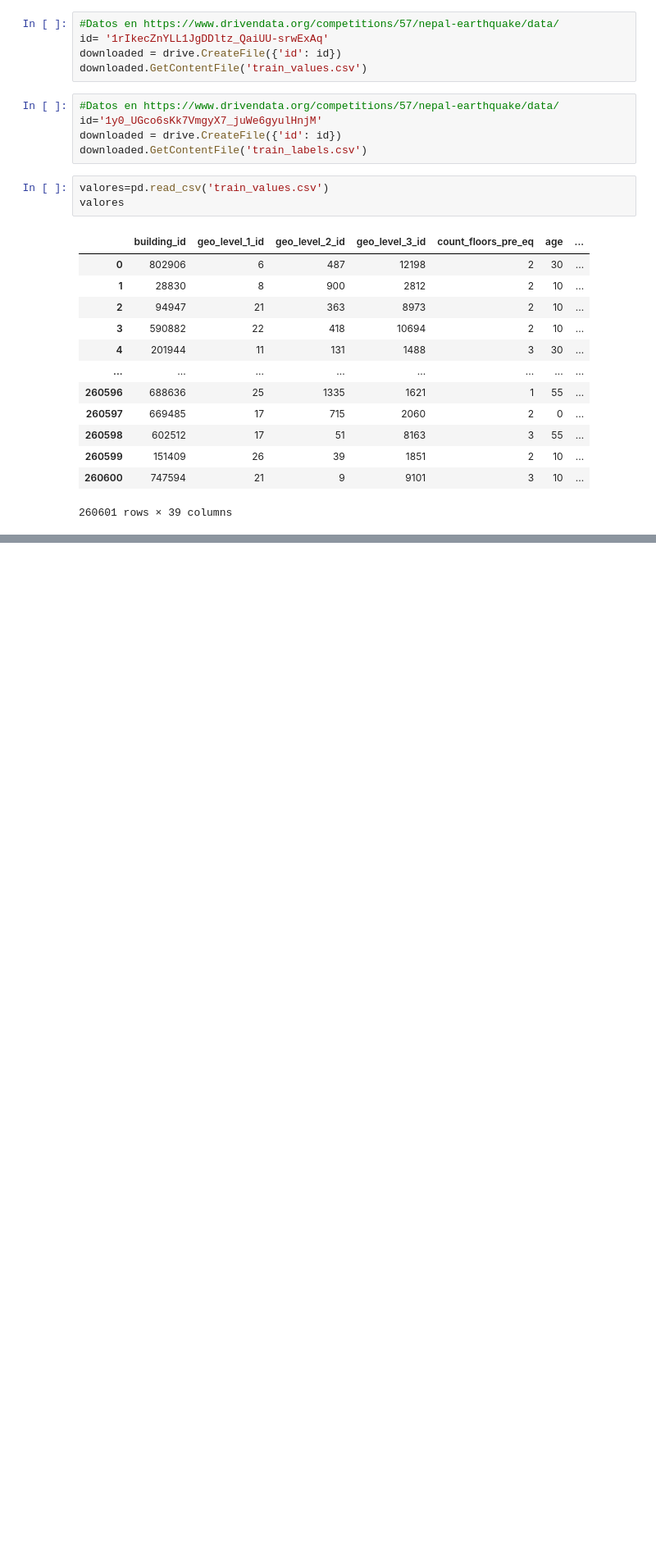
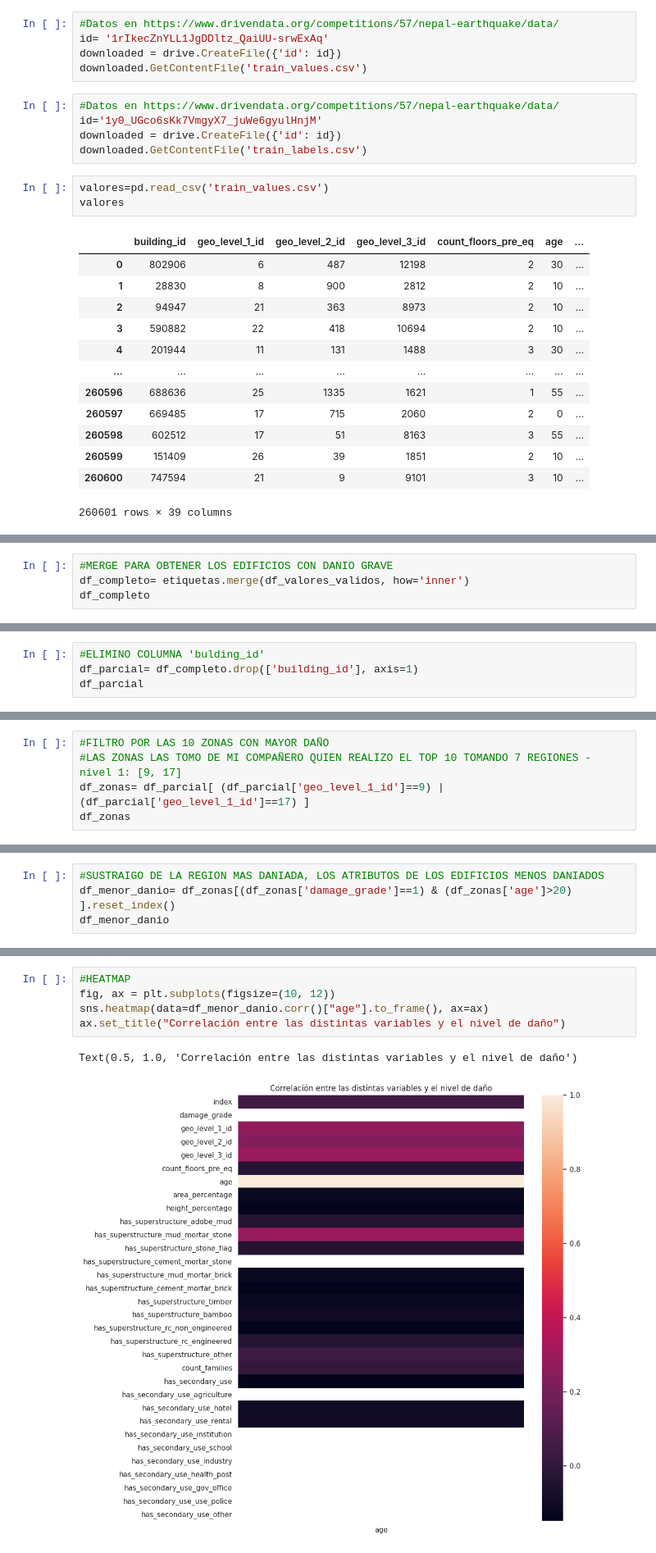
Before and after one commit to Jose897/ARSAT, a Jupyter notebook: Parte_2_.ipynb, the cells around one changed output, grey strips where cells are left out. Shown at 82% size. Saved outputs shown, nothing was run; the diff lists cells and outputs as text; blank space fills up the shorter version.

```diff
--- a/Parte_2_.ipynb
+++ b/Parte_2_.ipynb
@@ -61,0 +201,4 @@ valores
+# %%
+#MERGE PARA OBTENER LOS EDIFICIOS CON DANIO GRAVE
+df_completo= etiquetas.merge(df_valores_validos, how='inner')
+df_completo
@@ -61,0 +240,4 @@ valores
+# %%
+#ELIMINO COLUMNA 'bulding_id'
+df_parcial= df_completo.drop(['building_id'], axis=1)
+df_parcial
@@ -61,0 +258,5 @@ valores
+# %%
+#FILTRO POR LAS 10 ZONAS CON MAYOR DAÑO
+#LAS ZONAS LAS TOMO DE MI COMPAÑERO QUIEN REALIZO EL TOP 10 TOMANDO 7 REGIONES - nivel 1: [9, 17]
+df_zonas= df_parcial[ (df_parcial['geo_level_1_id']==9) | (df_parcial['geo_level_1_id']==17) ]
+df_zonas
@@ -61,0 +277,4 @@ valores
+# %%
+#SUSTRAIGO DE LA REGION MAS DANIADA, LOS ATRIBUTOS DE LOS EDIFICIOS MENOS DANIADOS
+df_menor_danio= df_zonas[(df_zonas['damage_grade']==1) & (df_zonas['age']>20) ].reset_index()
+df_menor_danio
@@ -61,0 +299,8 @@ valores
+# %%
+#HEATMAP
+fig, ax = plt.subplots(figsize=(10, 12))
+sns.heatmap(data=df_menor_danio.corr()["age"].to_frame(), ax=ax)
+ax.set_title("Correlación entre las distintas variables y el nivel de daño")
+# %% [output]
+Text(0.5, 1.0, 'Correlación entre las distintas variables y el nivel de daño')
+[figure, added]
```
Also changed, not shown: parts of 13 cells of this notebook.
